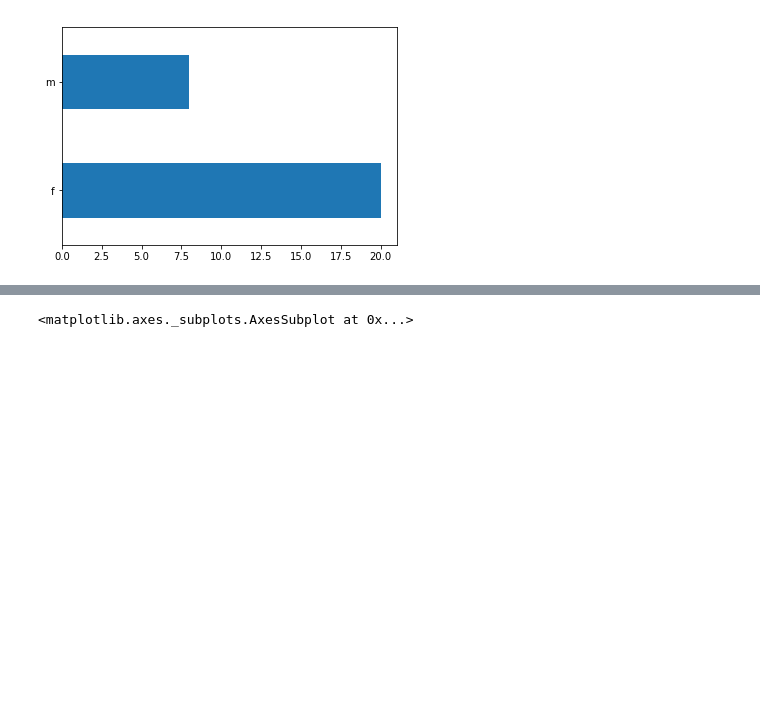
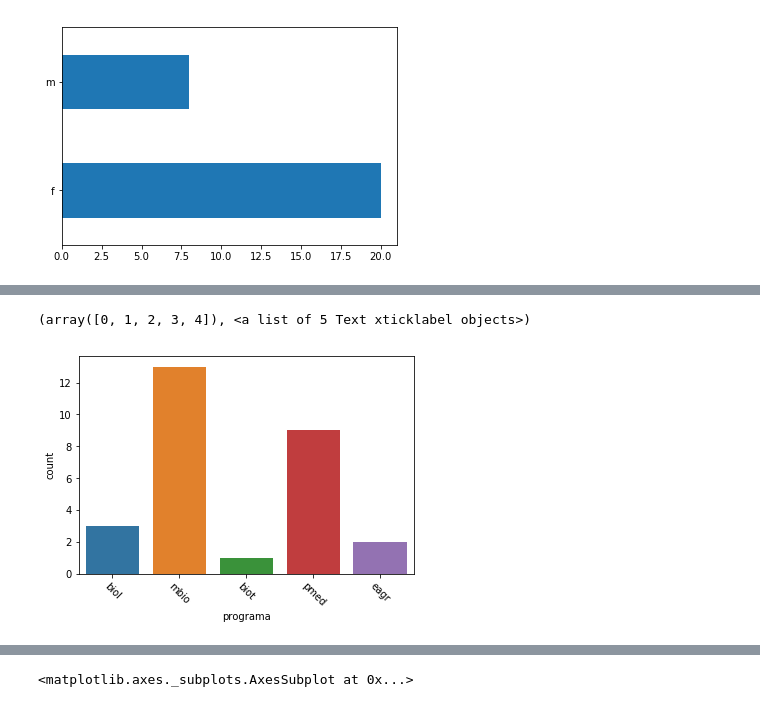
Before and after one commit to eacunafer/PyLabs-Analisis-de-Datos, a Jupyter notebook: notebooks/lab4py.ipynb, the cells around one changed output, grey strips where cells are left out. Cells and saved outputs as stored; diff of their text form; code cells hidden in the pictures; blank space fills up the shorter version.

```diff
--- a/notebooks/lab4py.ipynb
+++ b/notebooks/lab4py.ipynb
@@ -48,0 +57,7 @@ datos['sexo'].value_counts().plot(kind='barh')
+# %%
+#Grafica de barras en seaborn
+sns.countplot(x="programa",data=datos)
+plt.xticks(rotation=-45)
+# %% [output]
+(array([0, 1, 2, 3, 4]), <a list of 5 Text xticklabel objects>)
+[figure, added]
```
Also changed, not shown: parts of 9 cells of this notebook, 2 other files.
